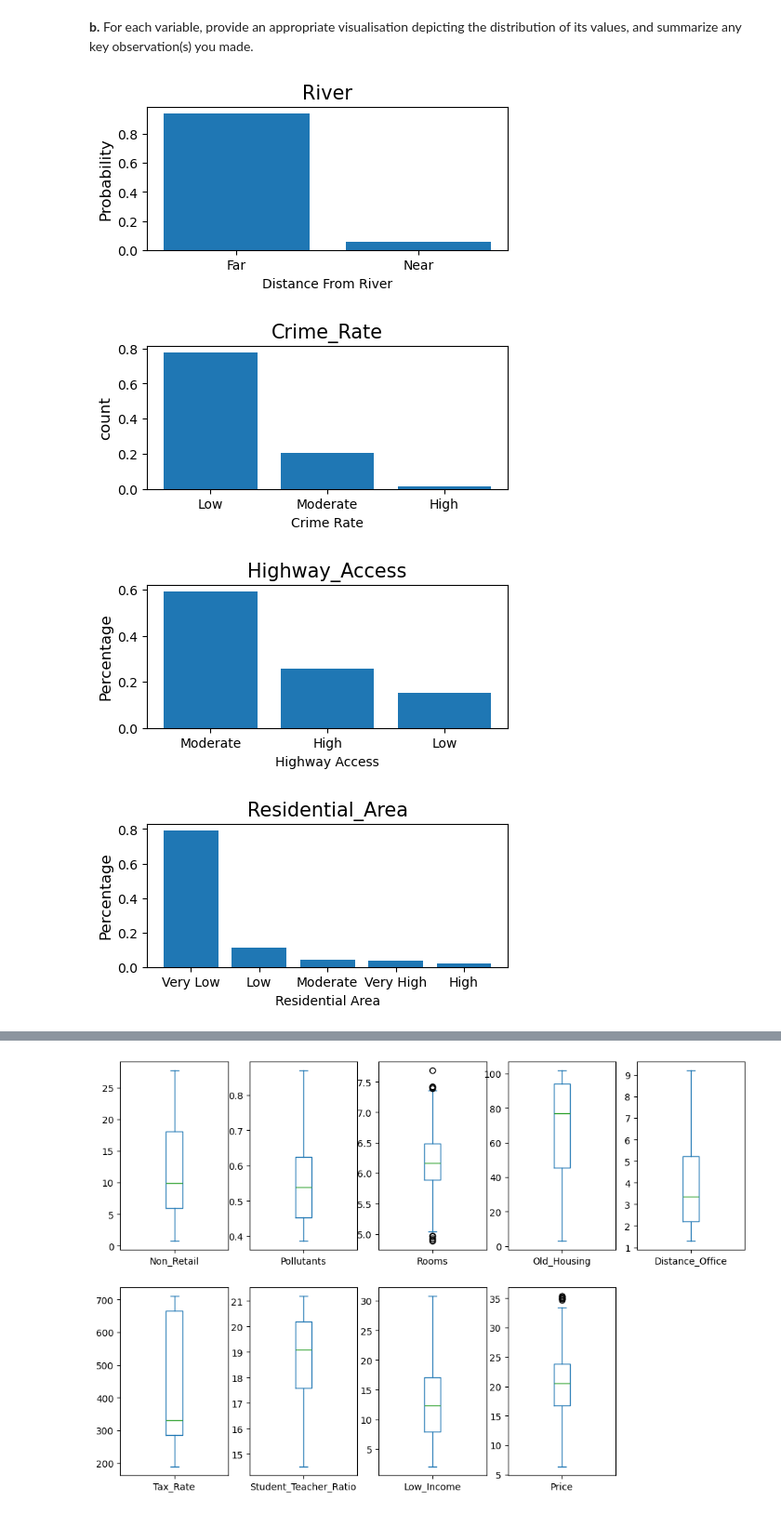
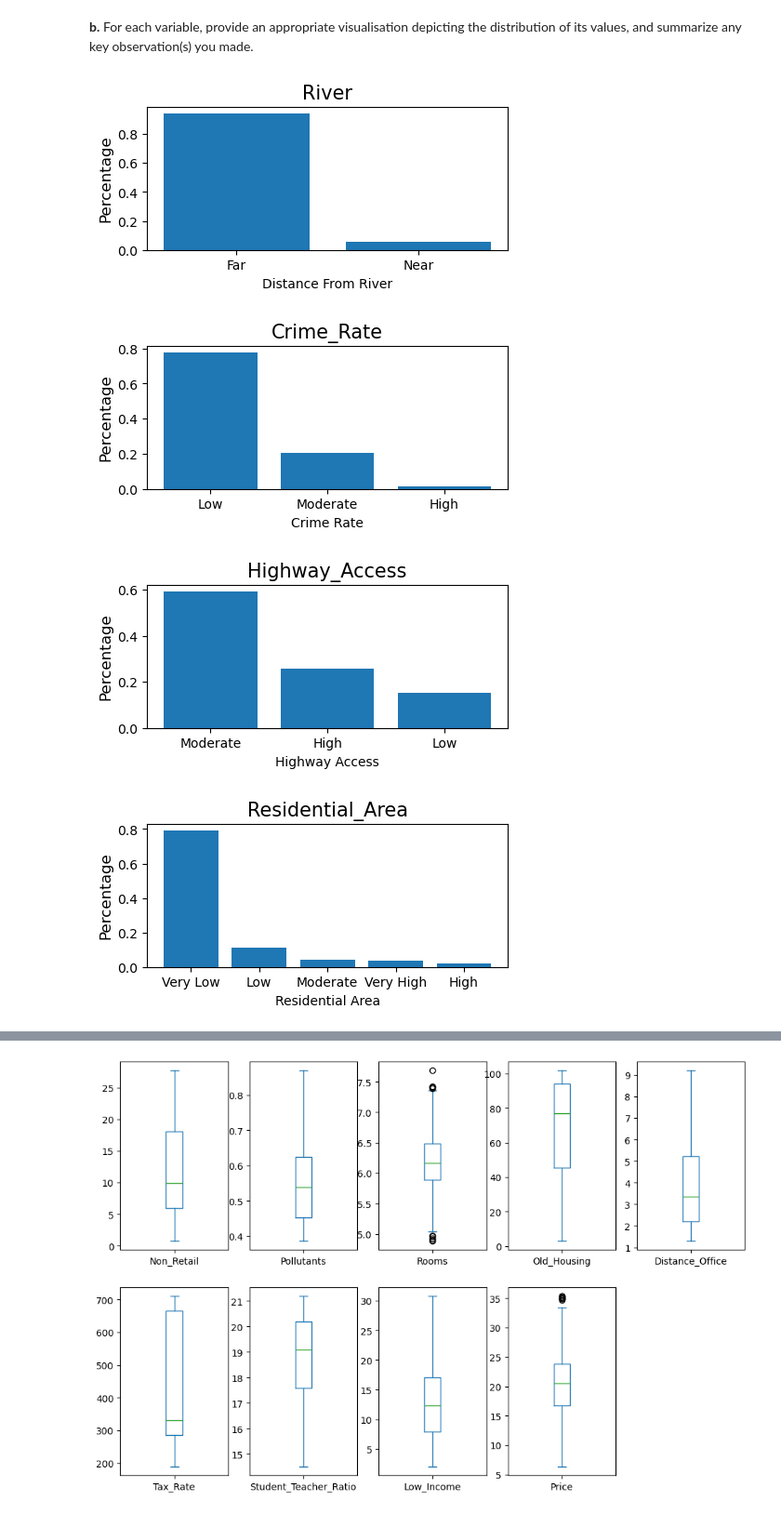
Before and after one commit to miniminhanh/CS105-project, a Jupyter notebook: CS105 Project Submission Part I 2026.ipynb, the cells around one changed output, grey strips where cells are left out. Shown at 93% size. Drawn from its saved outputs; the diff is of its cells as text; code cells hidden in the pictures.

```diff
--- a/CS105 Project Submission Part I 2026.ipynb
+++ b/CS105 Project Submission Part I 2026.ipynb
@@ -296,7 +339,7 @@ plt.figure(figsize=(5,2))
 plt.bar(xs, ys)
 plt.title("River", fontsize=15)
 plt.xlabel("Distance From River")
-plt.ylabel("Probability", fontsize=12)
+plt.ylabel("Percentage", fontsize=12)
 plt.show()
 
 df["Crime_Rate"] = df["Crime_Rate"].astype(str)
@@ -309,36 +352,36 @@ plt.figure(figsize=(5,2))
 plt.bar(xs, ys)
 plt.title("Crime_Rate", fontsize=15)
 plt.xlabel("Crime Rate")
-plt.ylabel("count", fontsize=12)
+plt.ylabel("Percentage", fontsize=12)
 plt.show()
 
 df["Highway_Access"] = df["Highway_Access"].astype(str)
 data = df["Highway_Access"].value_counts(normalize=True)
 
 xs = data.index
 ys = data
 
 plt.figure(figsize=(5,2))
 plt.bar(xs, ys)
 plt.title("Highway_Access", fontsize=15)
 plt.xlabel("Highway Access")
 plt.ylabel("Percentage", fontsize=12)
 plt.show()
 
 df["Residential_Area"] = df["Residential_Area"].astype(str)
 data = df["Residential_Area"].value_counts(normalize=True)
 
 xs = data.index
 ys = data
 
 plt.figure(figsize=(5,2))
 plt.bar(xs, ys)
 plt.title("Residential_Area", fontsize=15)
 plt.xlabel("Residential Area")
 plt.ylabel("Percentage", fontsize=12)
 plt.show()
 # %% [output]
-[figure, old version]
+[figure, new version]
-[figure, old version]
+[figure, new version]
 [figure]
 [figure]
```
Also changed, not shown: parts of 6 cells of this notebook.
